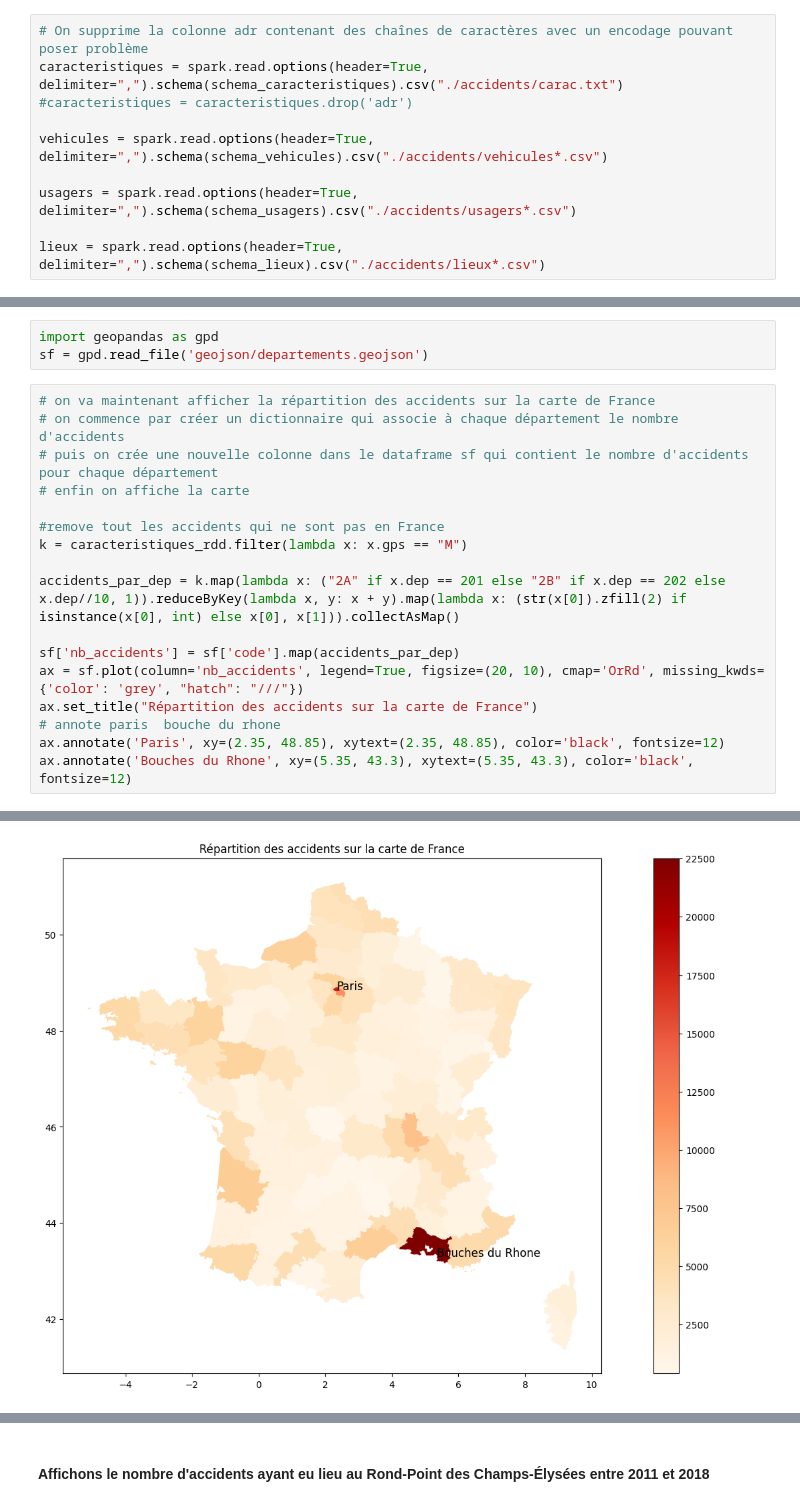
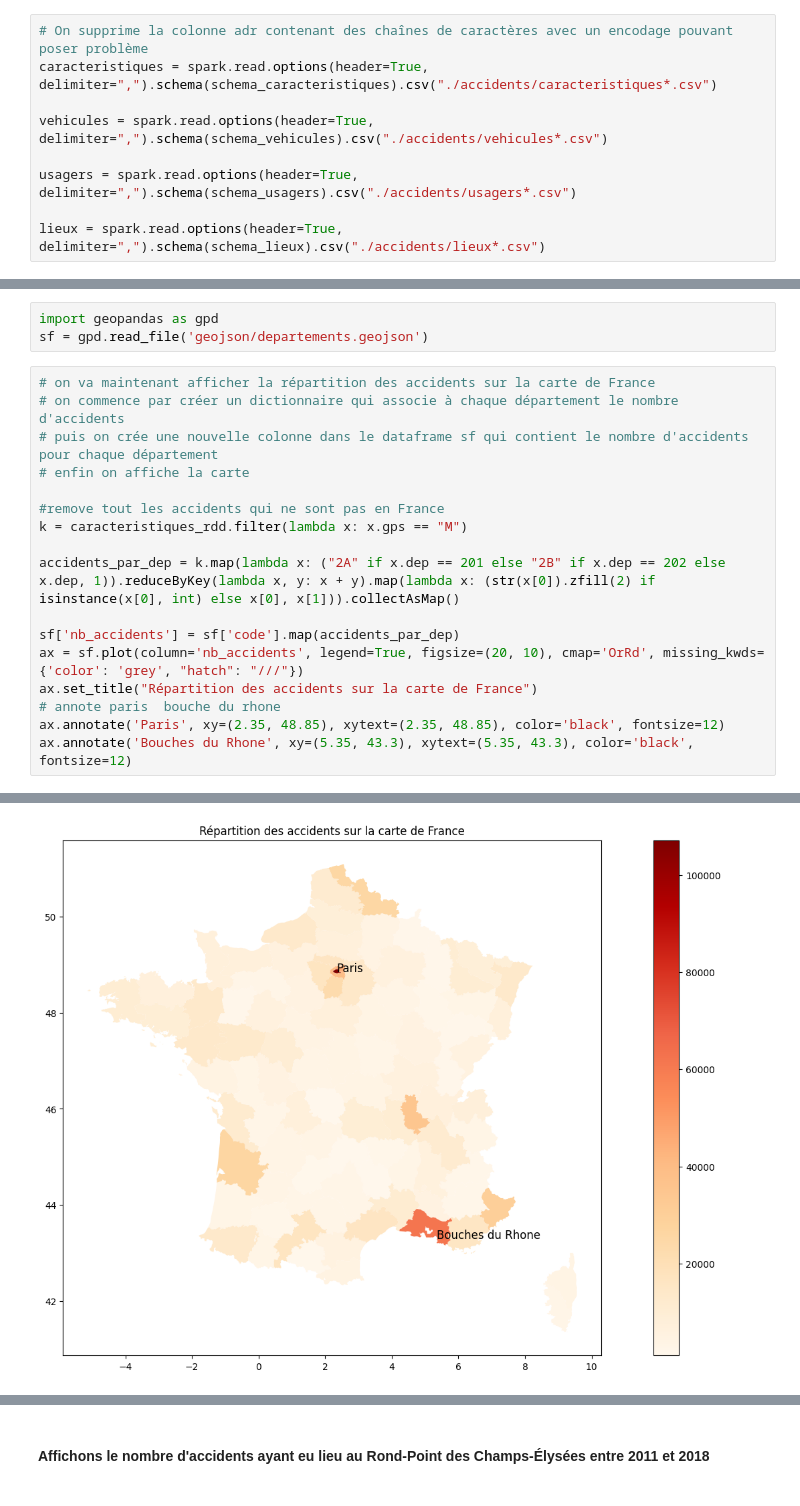
Before and after one commit to itasli/accidents-circulation-routiere, a Jupyter notebook: main.ipynb, the cells around one changed output, grey strips where cells are left out. Saved outputs shown, nothing was run; the diff lists cells and outputs as text.

```diff
--- a/main.ipynb
+++ b/main.ipynb
@@ -82,8 +85,7 @@ schema_lieux = StructType([
 ### Création des dataframes
 # %%
 # On supprime la colonne adr contenant des chaînes de caractères avec un encodage pouvant poser problème
-caracteristiques = spark.read.options(header=True, delimiter=",").schema(schema_caracteristiques).csv("./accidents/carac.txt")
-#caracteristiques = caracteristiques.drop('adr')
+caracteristiques = spark.read.options(header=True, delimiter=",").schema(schema_caracteristiques).csv("./accidents/caracteristiques*.csv")
 
 vehicules = spark.read.options(header=True, delimiter=",").schema(schema_vehicules).csv("./accidents/vehicules*.csv")
 
@@ -276,23 +293,23 @@ sf = gpd.read_file('geojson/departements.geojson')
 # %%
 # on va maintenant afficher la répartition des accidents sur la carte de France
 # on commence par créer un dictionnaire qui associe à chaque département le nombre d'accidents
 # puis on crée une nouvelle colonne dans le dataframe sf qui contient le nombre d'accidents pour chaque département
 # enfin on affiche la carte
 
 #remove tout les accidents qui ne sont pas en France
 k = caracteristiques_rdd.filter(lambda x: x.gps == "M")
 
-accidents_par_dep = k.map(lambda x: ("2A" if x.dep == 201 else "2B" if x.dep == 202 else x.dep//10, 1)).reduceByKey(lambda x, y: x + y).map(lambda x: (str(x[0]).zfill(2) if isinstance(x[0], int) else x[0], x[1])).collectAsMap()
+accidents_par_dep = k.map(lambda x: ("2A" if x.dep == 201 else "2B" if x.dep == 202 else x.dep, 1)).reduceByKey(lambda x, y: x + y).map(lambda x: (str(x[0]).zfill(2) if isinstance(x[0], int) else x[0], x[1])).collectAsMap()
 
 sf['nb_accidents'] = sf['code'].map(accidents_par_dep)
 ax = sf.plot(column='nb_accidents', legend=True, figsize=(20, 10), cmap='OrRd', missing_kwds={'color': 'grey', "hatch": "///"})
 ax.set_title("Répartition des accidents sur la carte de France")
 # annote paris  bouche du rhone
 ax.annotate('Paris', xy=(2.35, 48.85), xytext=(2.35, 48.85), color='black', fontsize=12)
 ax.annotate('Bouches du Rhone', xy=(5.35, 43.3), xytext=(5.35, 43.3), color='black', fontsize=12)
 # %% [output]
 Text(5.35, 43.3, 'Bouches du Rhone')
-[figure, old version]
+[figure, new version]
 # %%
 # on va maintenant afficher la répartition normalisé des accidents mortels sur la carte de France afin de visualisé les departements les plus dangereux
 # on commence par créer un dictionnaire qui associe à chaque département le nombre d'accidents mortels
```
Also changed, not shown: parts of 25 cells of this notebook.
